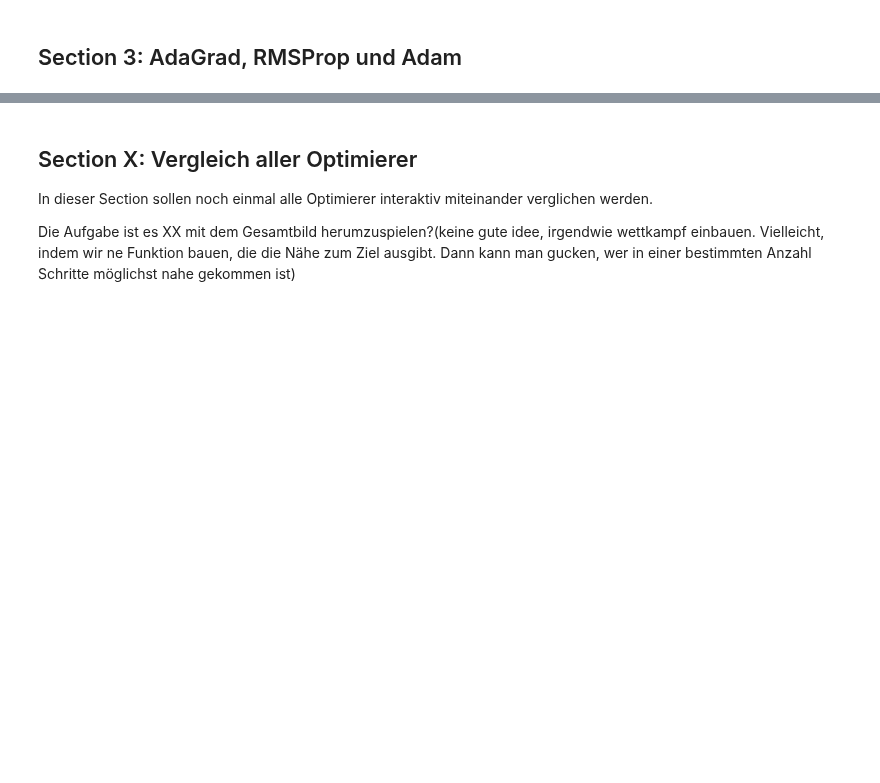
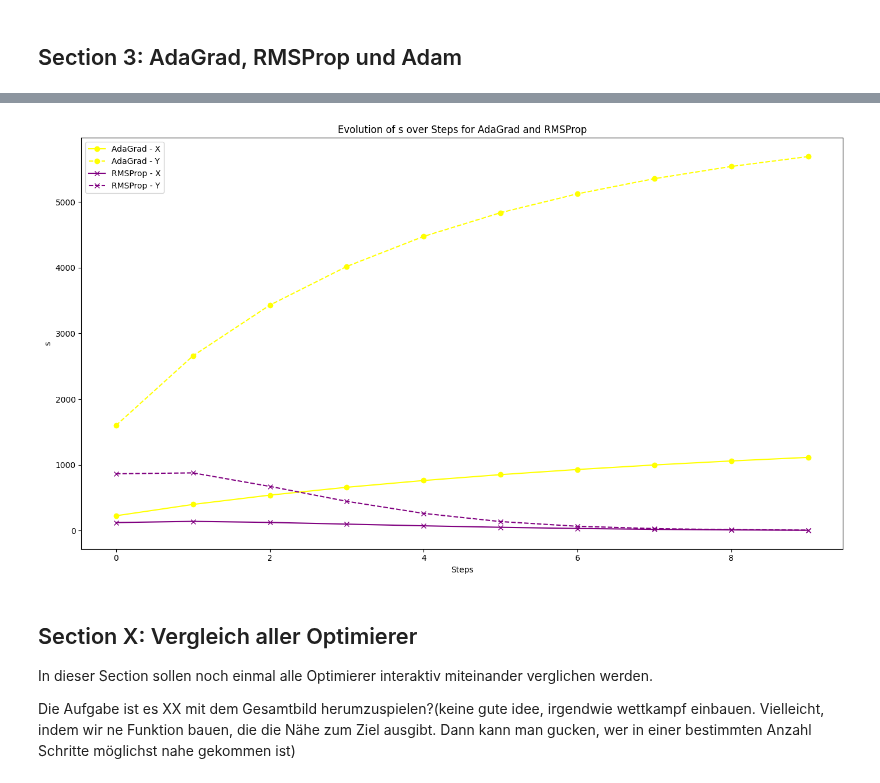
Before and after one commit to Mrjulss/faster_optimizers, a Jupyter notebook: Faster_Optimizers_Lecture.ipynb, the cells around one changed output, grey strips where cells are left out. Saved outputs shown, nothing was run; the diff lists cells and outputs as text; code cells hidden in the pictures; blank space fills up the shorter version.

```diff
--- a/Faster_Optimizers_Lecture.ipynb
+++ b/Faster_Optimizers_Lecture.ipynb
@@ -470,4 +476,6 @@ TODO hier weiß ich noch nicht, welche Aufgaben wir geben sollen und wie ich die
 # %%
+adagrad_s = []
+rmsprop_s = []
 
 def adagrad_step(pos, lr, grad, s):
     epsilon = 10 ** (-10)  # set to different value if needed
@@ -488,11 +496,12 @@ def adagrad_gradient_descent(
     X, Y, Z, f, grad = function()
     positions = [cur_pos.copy()]
     z_values = [f(cur_pos[0], cur_pos[1])]
-
+    global adagrad_s
     s = np.zeros(2)  # Initialize sum of squares of gradients
-
+    adagrad_s = []
     for i in range(steps):
         cur_pos, s = adagrad_step(cur_pos, lr, grad, s)
+        adagrad_s.append(s.copy())
         cur_pos = np.clip(cur_pos, -20, 20) # added to prevent weird plots with points out of bound
         positions.append(cur_pos.copy())  # Ensure a deep copy for immutability in list
         cur_z = f(cur_pos[0], cur_pos[1])
@@ -505,7 +514,7 @@ def adagrad_gradient_descent(
 
 def rmsprop_step(pos, lr, grad, s, beta=0.9, epsilon=1e-8):
     gradient = grad(*pos)
-    s = beta * s + (1 - beta) * gradient * gradient
+    s = beta * s + (1 - beta) * gradient**2
     pos = pos - (lr * gradient / (np.sqrt(s + epsilon)))
     return pos, s
 
@@ -528,12 +537,14 @@ def rmsprop_gradient_descent(
     X, Y, Z, f, grad = function()
     positions = [cur_pos.copy()]
     z_values = [f(cur_pos[0], cur_pos[1])]
-
+    global rmsprop_s
     s = np.zeros_like(cur_pos)  # Initialize the RMS accumulation variable
+    rmsprop_s = []
     for i in range(steps):
         cur_pos, s = rmsprop_step(
             cur_pos, lr, grad, s, beta1
         )  # Update position and RMS
+        rmsprop_s.append(s.copy())
         cur_pos = np.clip(cur_pos, -20, 20) # added to prevent weird plots with points out of bound
         positions.append(cur_pos.copy())  # Ensure a deep copy for immutability in list
         cur_z = f(cur_pos[0], cur_pos[1])
@@ -597,3 +606,29 @@ VBox(children=(HBox(children=(IntSlider(value=15, description='Starting X', layo
+# %%
+if not adagrad_s and not rmsprop_s:
+    raise SystemExit('Run the optimizers first')
+
+# Convert lists to arrays for easier plotting
+adagrad_s = np.array(adagrad_s)
+rmsprop_s = np.array(rmsprop_s)
+
+# Plot the evolution of s for AdaGrad and RMSProp
+plt.figure(figsize=(14, 8))
+
+# Plot for both dimensions together
+plt.plot(adagrad_s[:, 0], label='AdaGrad - X', marker='o', color='yellow')
+plt.plot(adagrad_s[:, 1], label='AdaGrad - Y', marker='o', linestyle='dashed', color='yellow')
+plt.plot(rmsprop_s[:, 0], label='RMSProp - X', marker='x', color='purple')
+plt.plot(rmsprop_s[:, 1], label='RMSProp - Y', marker='x', linestyle='dashed', color='purple')
+
+plt.title('Evolution of s over Steps for AdaGrad and RMSProp')
+plt.xlabel('Steps')
+plt.ylabel('s')
+plt.legend()
+
+plt.tight_layout()
+plt.show()
+# %% [output]
+[figure, added]
 # %% [markdown]
 ## Section X: Vergleich aller Optimierer
 In dieser Section sollen noch einmal alle Optimierer interaktiv miteinander verglichen werden.
```
Also changed, not shown: parts of 5 cells of this notebook.
